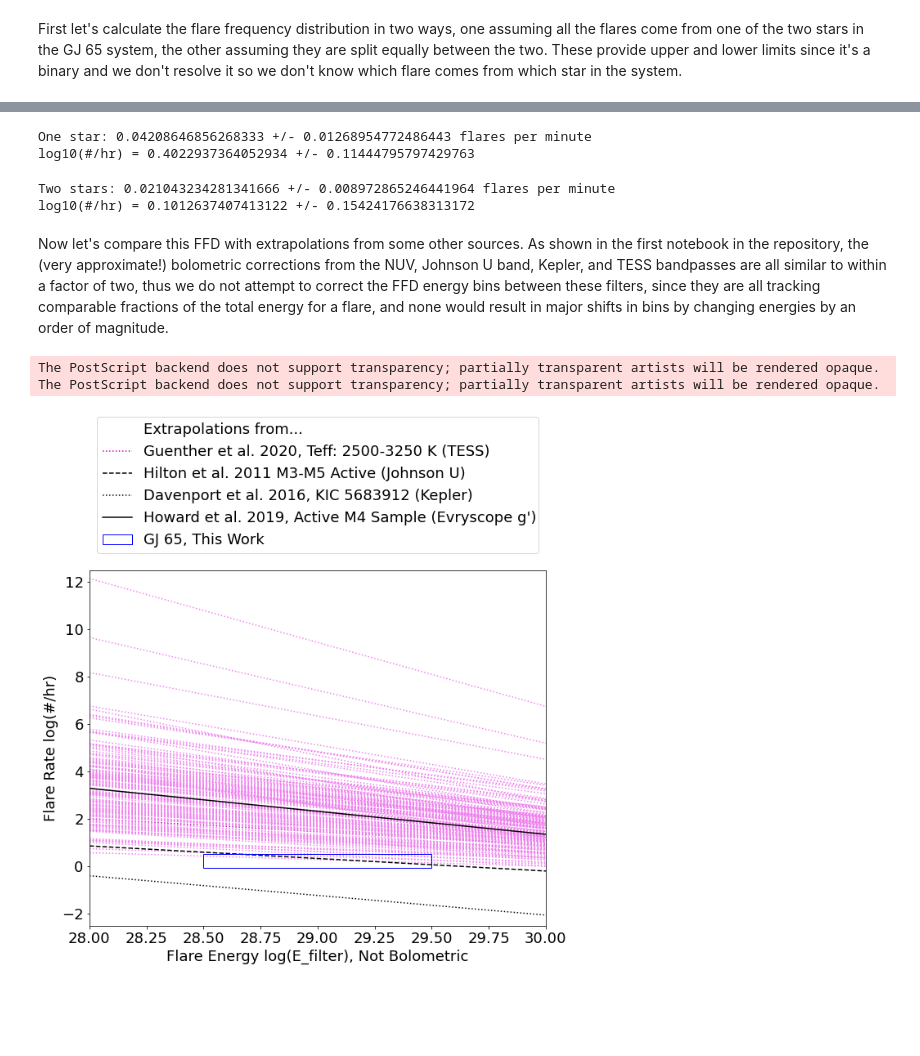
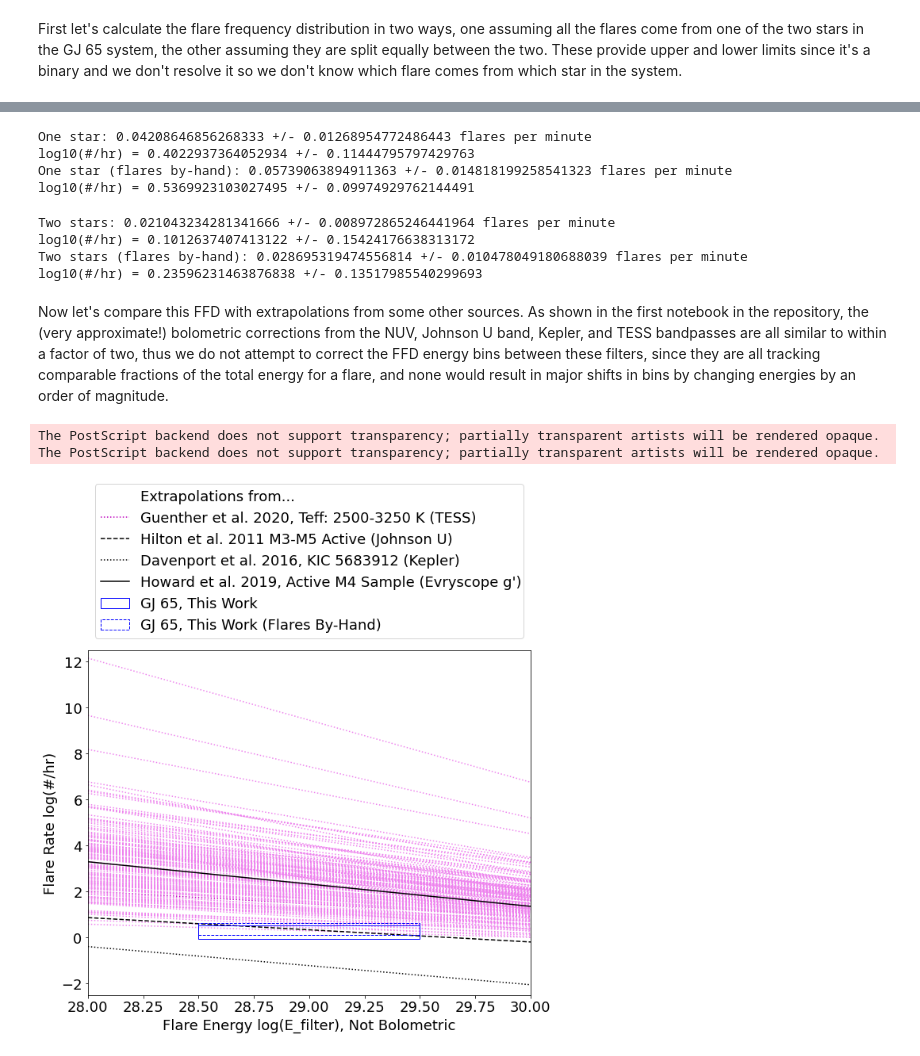
Before and after one commit to MillionConcepts/gfcat_gj65, a Jupyter notebook: src/uvceti/04-ffd_analysis.ipynb, the cells around one changed output, grey strips where cells are left out. Cells and saved outputs as stored; diff of their text form; code cells hidden in the pictures; blank space fills up the shorter version.

Commit message:
second flare table to account for by-hand break down, added flare freq. to plot from by-hand

```diff
--- a/src/uvceti/04-ffd_analysis.ipynb
+++ b/src/uvceti/04-ffd_analysis.ipynb
@@ -47,6 +47,15 @@ n_flares = 11
 n_minutes = 15682. / 60.
 # Use how many sigma when reporting the uncertainties?
 sigma = 1
+# %%
+# Total number of detected flares when breaking down flare events into flares by hand.
+# See Section 4.1.1 in the paper for which flares we include here and why we exclude
+# others.  Flares 2b and 15b because we aren't sure the peak is seen in the visit, Flare 10b because it is the only one
+# outside our energy bin of 28.5 < log(E) < 29.5, and Flare 12b which is heavily truncated at the start of the visit.
+# Flares 16b and 17b have estimated energies below the min. value of the energy bin (log(E) are < 28.5), so they
+# must be excluded.
+# Thus we are left with 15 flares that with our criteria for FFD calculation.
+n_flares_byhand = 15
 # %%
 # Calculation assuming all flares come from the same single star in the binary system.
 flare_rate_single = n_flares / n_minutes
@@ -55,9 +64,20 @@ print(f'One star: {flare_rate_single} +/- {sigma*flare_rate_single_err} flares p
 rate_single = np.log10(flare_rate_single*60)
 rate_err_single = np.log10((flare_rate_single + sigma*flare_rate_single_err)*60) - np.log10(flare_rate_single*60)
 print(f'log10(#/hr) = {rate_single} +/- {rate_err_single}')
+
+# Calculation assuming all flares come from the same single star in the binary system, flares-by-hand scenario.
+flare_rate_single_byhand = n_flares_byhand / n_minutes
+flare_rate_single_err_byhand = np.sqrt(n_flares_byhand) / n_minutes
+print(f'One star (flares by-hand): {flare_rate_single_byhand} +/- {sigma*flare_rate_single_err_byhand} flares per minute')
+rate_single_byhand = np.log10(flare_rate_single_byhand*60)
+rate_err_single_byhand = (np.log10((flare_rate_single_byhand + sigma*flare_rate_single_err_byhand)*60) -
+                          np.log10(flare_rate_single_byhand*60))
+print(f'log10(#/hr) = {rate_single_byhand} +/- {rate_err_single_byhand}')
 # %% [output]
 One star: 0.04208646856268333 +/- 0.01268954772486443 flares per minute
 log10(#/hr) = 0.4022937364052934 +/- 0.11444795797429763
+One star (flares by-hand): 0.05739063894911363 +/- 0.014818199258541323 flares per minute
+log10(#/hr) = 0.5369923103027495 +/- 0.09974929762144491
 # %%
 # Calculation assuming flares are distributed equally between the two stars in the binary system.
 flare_rate_split = n_flares / 2 / n_minutes
@@ -66,9 +86,21 @@ print(f'Two stars: {flare_rate_split} +/- {sigma*flare_rate_split_err} flares pe
 rate_split = np.log10(flare_rate_split*60)
 rate_err_split = np.log10((flare_rate_split + sigma*flare_rate_split_err)*60) - np.log10(flare_rate_split*60)
 print(f'log10(#/hr) = {rate_split} +/- {rate_err_split}')
+
+# Calculation assuming flares are distributed equally between the two stars in the binary system, flares-by-hand
+# scenario.
+flare_rate_split_byhand = n_flares_byhand / 2 / n_minutes
+flare_rate_split_err_byhand = np.sqrt(n_flares_byhand / 2) / n_minutes
+print(f'Two stars (flares by-hand): {flare_rate_split_byhand} +/- {sigma*flare_rate_split_err_byhand} flares per minute')
+rate_split_byhand = np.log10(flare_rate_split_byhand*60)
+rate_err_split_byhand = (np.log10((flare_rate_split_byhand + sigma*flare_rate_split_err_byhand)*60) -
+                         np.log10(flare_rate_split_byhand*60))
+print(f'log10(#/hr) = {rate_split_byhand} +/- {rate_err_split_byhand}')
 # %% [output]
 Two stars: 0.021043234281341666 +/- 0.008972865246441964 flares per minute
 log10(#/hr) = 0.1012637407413122 +/- 0.15424176638313172
+Two stars (flares by-hand): 0.028695319474556814 +/- 0.010478049180688039 flares per minute
+log10(#/hr) = 0.23596231463876838 +/- 0.13517985540299693
 # %% [markdown]
 Now let's compare this FFD with extrapolations from some other sources.  As shown in the first notebook in the repository, the (very approximate!) bolometric corrections from the NUV, Johnson U band, Kepler, and TESS bandpasses are all similar to within a factor of two, thus we do not attempt to correct the FFD energy bins between these filters, since they are all tracking comparable fractions of the total energy for a flare, and none would result in major shifts in bins by changing energies by an order of magnitude.
 # %%
@@ -134,33 +166,37 @@ for t,r,a,b in zip(teff,radius,FFD_alpha,FFD_beta):
         else:
             ax.plot(guenther_xvals, these_guenther_yvals, color='violet', linestyle='dotted', zorder=1)
 
 # Plot Hilton et al. FFD relation.
 ax.plot(hilton_xvals, hilton_yvals, color='k', linestyle='dashed',
         label="Hilton et al. 2011 M3-M5 Active (Johnson U)", zorder=2)
 # Plot Davenport et al. FFD based on KIC 5683912.
 ax.plot(davenport_xvals, davenport_yvals, color='k', linestyle='dotted',
         label="Davenport et al. 2016, KIC 5683912 (Kepler)", zorder=2)
 # Plot Howard et al. FFD based on 'active M4' group.
 ax.plot(howard_xvals, howard_yvals, color='k', linestyle='solid',
         label="Howard et al. 2019, Active M4 Sample (Evryscope g')", zorder=2)
 
 # Plot our estimated value between 28.5-29.5 log(E).
 rect = Rectangle((28.5,rate_split-rate_err_split), 1.0,
                  rate_single+rate_err_single - (rate_split-rate_err_split),
                 label="GJ 65, This Work", color='b', zorder=3, fill=False)
 ax.add_patch(rect)
 
-# Denote
+# Plot our estimated value between 28.5-29.5 log(E) for the scenario where flares are split by-hand.
+rect_byhand = Rectangle((28.5,rate_split_byhand-rate_err_split_byhand), 1.0,
+                 rate_single_byhand+rate_err_single_byhand - (rate_split_byhand-rate_err_split_byhand),
+                label="GJ 65, This Work (Flares By-Hand)", color='b', zorder=3, fill=False, ls='--')
+ax.add_patch(rect_byhand)
 
 # Refine plot ranges.
 ax.set_xlim([28., 30.])
 ax.set_ylim([-2.5, 12.5])
 ax.set_xlabel("Flare Energy log(E_filter), Not Bolometric")
 ax.set_ylabel("Flare Rate log(#/hr)")
-lgd = ax.legend(loc="upper center", bbox_to_anchor=(0.0,1.35,1.0,0.102), ncol=1, mode="expand")
+lgd = ax.legend(loc="upper center", bbox_to_anchor=(0.0,1.40,1.0,0.102), ncol=1, mode="expand")
 fig.savefig("figures/ffd.eps", dpi=600,
                 bbox_extra_artists=(lgd,), bbox_inches='tight')
 # %% [output]
 The PostScript backend does not support transparency; partially transparent artists will be rendered opaque.
 The PostScript backend does not support transparency; partially transparent artists will be rendered opaque.
-[figure, old version]
+[figure, new version]
```
Also changed, not shown: parts of 1 cell of this notebook, 1 other file.
